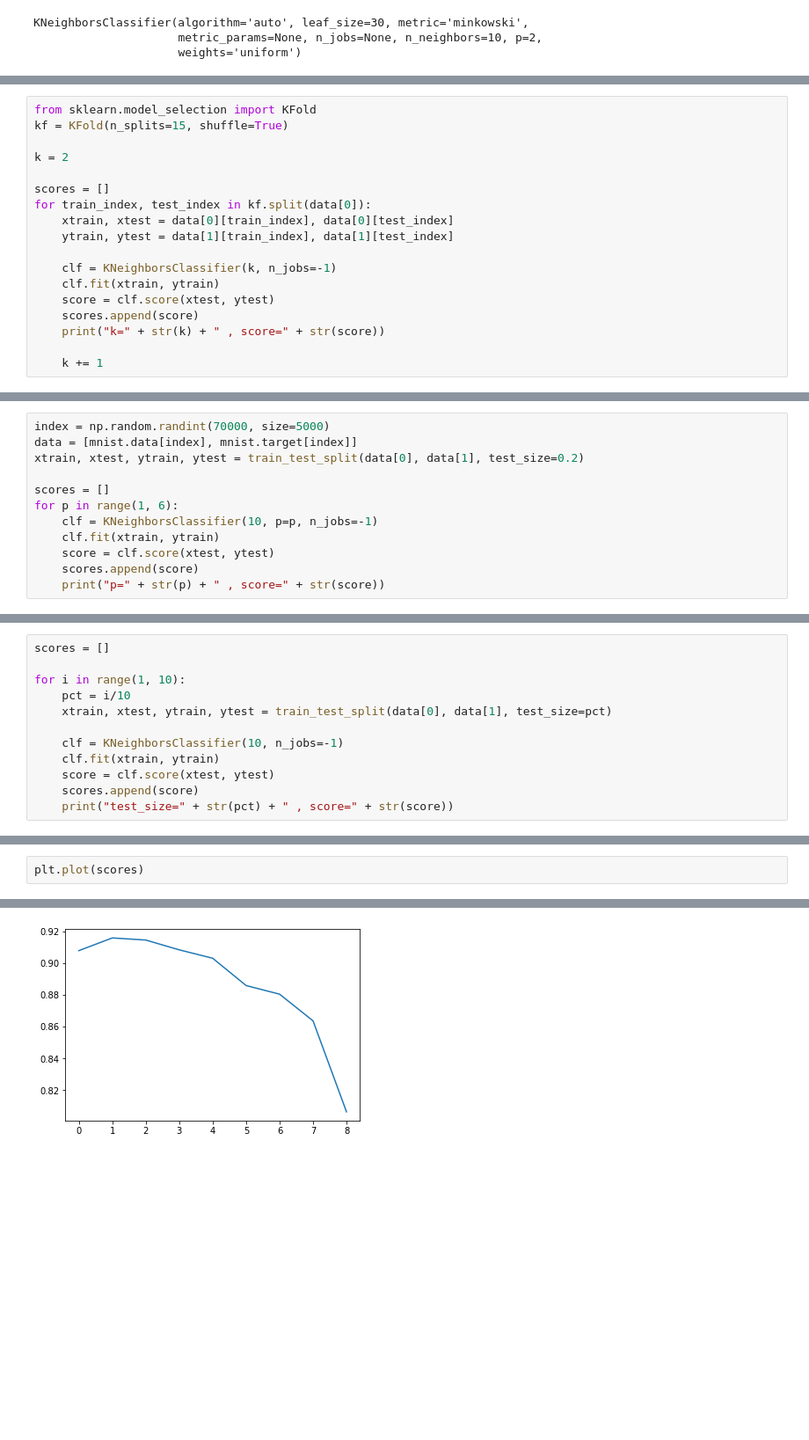
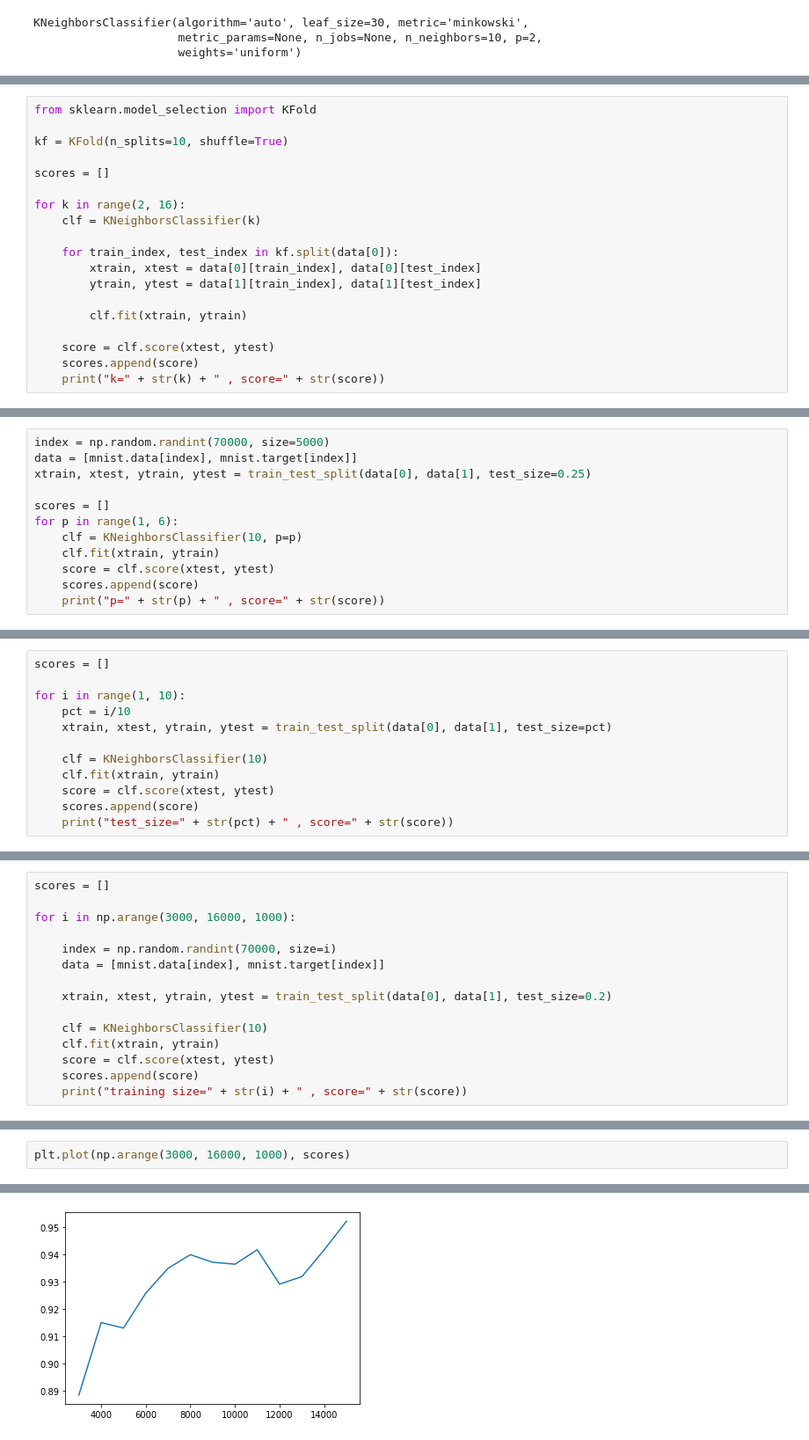
Before and after one commit to ThomasVialars/5A_apprentissage, a Jupyter notebook: tp1.ipynb, the cells around one changed output, grey strips where cells are left out. Shown at 88% size. Drawn from its saved outputs; the diff is of its cells as text; blank space fills up the shorter version.

```diff
--- a/tp1.ipynb
+++ b/tp1.ipynb
@@ -195,19 +195,20 @@ plt.plot(scores)
 # %%
 from sklearn.model_selection import KFold
-kf = KFold(n_splits=15, shuffle=True)
 
-k = 2
+kf = KFold(n_splits=10, shuffle=True)
 
 scores = []
-for train_index, test_index in kf.split(data[0]):
-    xtrain, xtest = data[0][train_index], data[0][test_index]
-    ytrain, ytest = data[1][train_index], data[1][test_index]
 
-    clf = KNeighborsClassifier(k, n_jobs=-1)
-    clf.fit(xtrain, ytrain)
+for k in range(2, 16):
+    clf = KNeighborsClassifier(k)
+
+    for train_index, test_index in kf.split(data[0]):
+        xtrain, xtest = data[0][train_index], data[0][test_index]
+        ytrain, ytest = data[1][train_index], data[1][test_index]
+
+        clf.fit(xtrain, ytrain)
+
     score = clf.score(xtest, ytest)
     scores.append(score)
     print("k=" + str(k) + " , score=" + str(score))
-
-    k += 1
 # %% [output]
@@ -234,11 +234,11 @@ plt.plot(scores)
 # %%
 index = np.random.randint(70000, size=5000)
 data = [mnist.data[index], mnist.target[index]]
-xtrain, xtest, ytrain, ytest = train_test_split(data[0], data[1], test_size=0.2)
+xtrain, xtest, ytrain, ytest = train_test_split(data[0], data[1], test_size=0.25)
 
 scores = []
 for p in range(1, 6):
-    clf = KNeighborsClassifier(10, p=p, n_jobs=-1)
+    clf = KNeighborsClassifier(10, p=p)
     clf.fit(xtrain, ytrain)
     score = clf.score(xtest, ytest)
     scores.append(score)
@@ -261,7 +261,7 @@ for i in range(1, 10):
     pct = i/10
     xtrain, xtest, ytrain, ytest = train_test_split(data[0], data[1], test_size=pct)
 
-    clf = KNeighborsClassifier(10, n_jobs=-1)
+    clf = KNeighborsClassifier(10)
     clf.fit(xtrain, ytrain)
     score = clf.score(xtest, ytest)
     scores.append(score)
@@ -278,0 +284,15 @@ test_size=0.9 , score=0.8064444444444444
+# %%
+scores = []
+
+for i in np.arange(3000, 16000, 1000):
+
+    index = np.random.randint(70000, size=i)
+    data = [mnist.data[index], mnist.target[index]]
+
+    xtrain, xtest, ytrain, ytest = train_test_split(data[0], data[1], test_size=0.2)
+
+    clf = KNeighborsClassifier(10)
+    clf.fit(xtrain, ytrain)
+    score = clf.score(xtest, ytest)
+    scores.append(score)
+    print("training size=" + str(i) + " , score=" + str(score))
@@ -279,6 +313,6 @@ test_size=0.9 , score=0.8064444444444444
 # %%
-plt.plot(scores)
+plt.plot(np.arange(3000, 16000, 1000), scores)
 # %% [output]
 [<matplotlib.lines.Line2D at 0x...>]
-[figure, old version]
+[figure, new version]
 # %%
```
Also changed, not shown: parts of 19 cells of this notebook.
